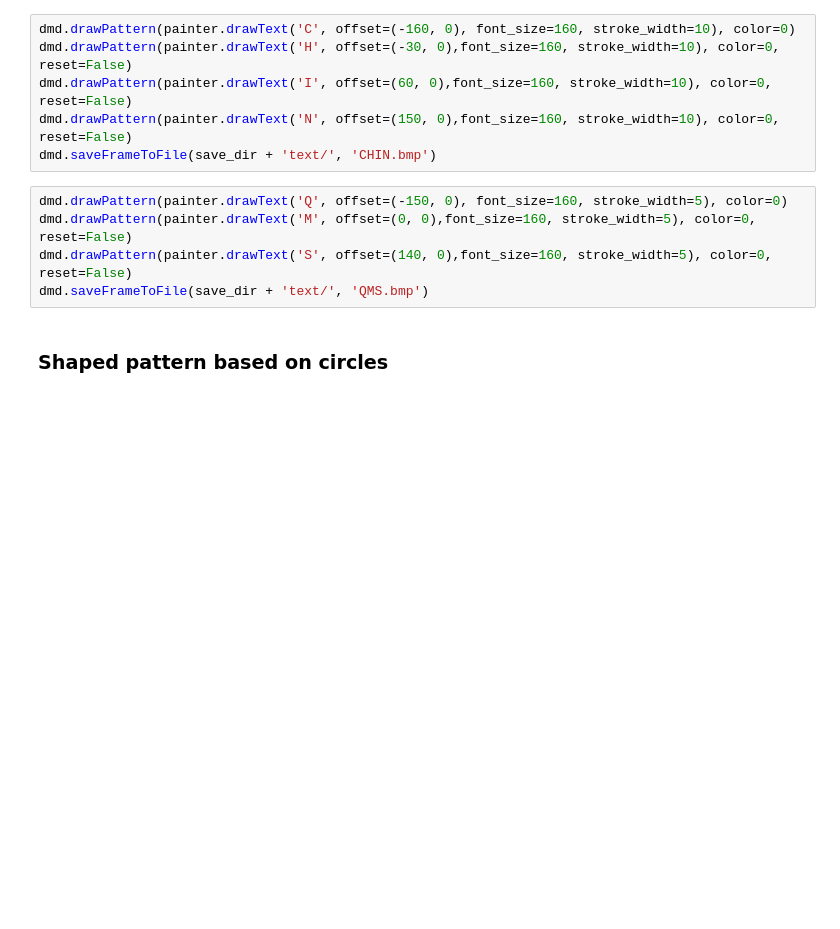
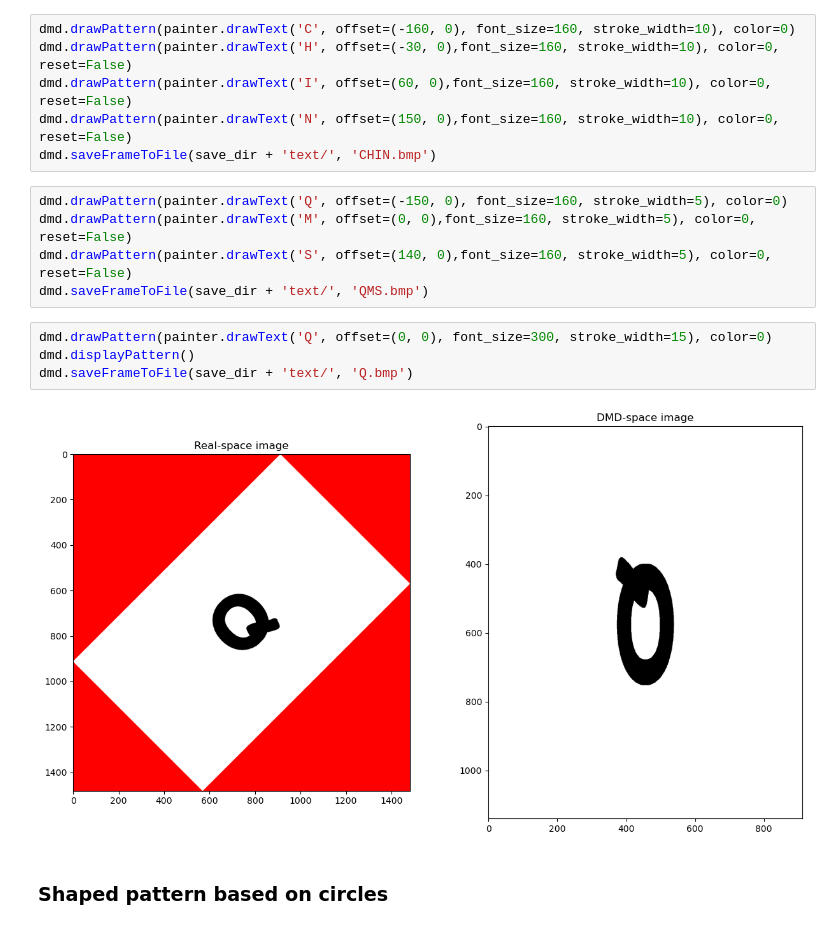
Before and after one commit to ChinLabQMS/DMD-pattern-generator, a Jupyter notebook: notebooks/DMD_RGB_pattern_generation.ipynb, the cells around one changed output. Saved outputs shown, nothing was run; the diff lists cells and outputs as text; blank space fills up the shorter version.

```diff
--- a/notebooks/DMD_RGB_pattern_generation.ipynb
+++ b/notebooks/DMD_RGB_pattern_generation.ipynb
@@ -81,6 +81,12 @@ dmd.drawPattern(painter.drawText('Q', offset=(-150, 0), font_size=160, stroke_wi
 dmd.drawPattern(painter.drawText('M', offset=(0, 0),font_size=160, stroke_width=5), color=0, reset=False)
 dmd.drawPattern(painter.drawText('S', offset=(140, 0),font_size=160, stroke_width=5), color=0, reset=False)
 dmd.saveFrameToFile(save_dir + 'text/', 'QMS.bmp')
+# %%
+dmd.drawPattern(painter.drawText('Q', offset=(0, 0), font_size=300, stroke_width=15), color=0)
+dmd.displayPattern()
+dmd.saveFrameToFile(save_dir + 'text/', 'Q.bmp')
+# %% [output]
+[figure, added]
 # %% [markdown]
 ### Shaped pattern based on circles
 # %% [markdown]
```
Also changed, not shown: parts of 11 cells of this notebook, 1 other file.
